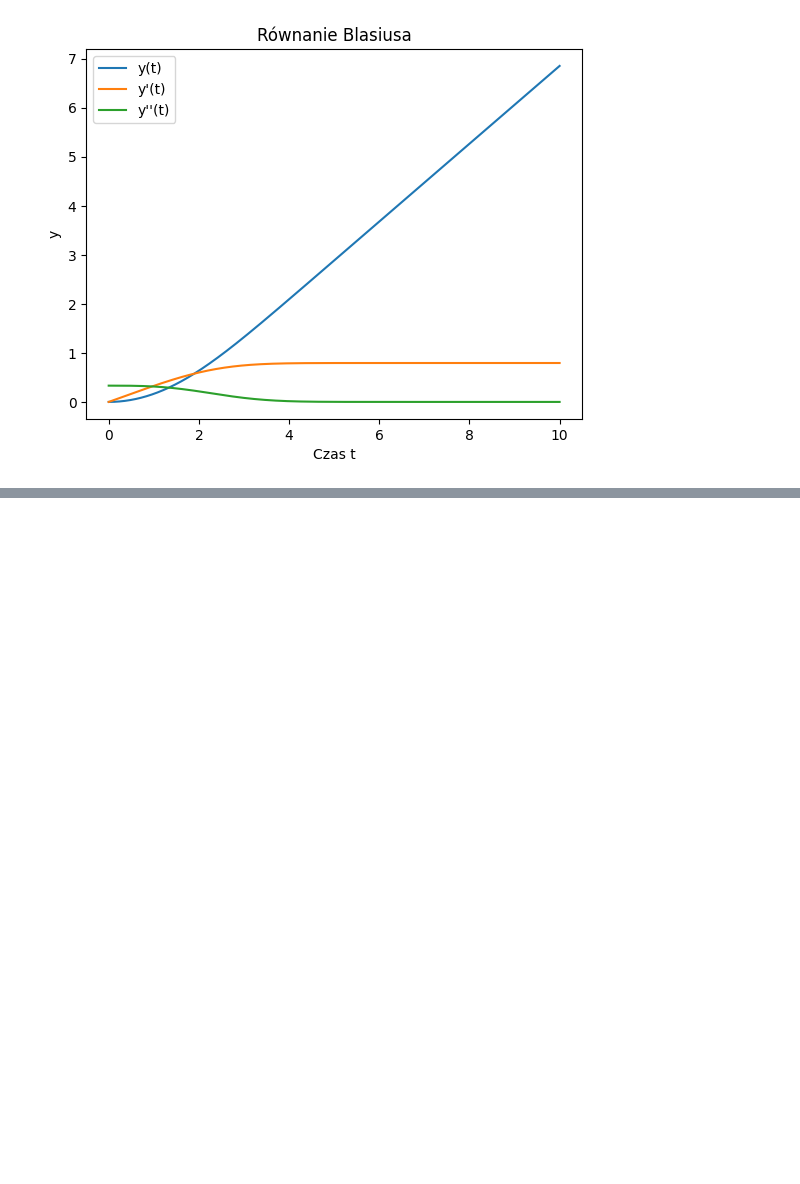
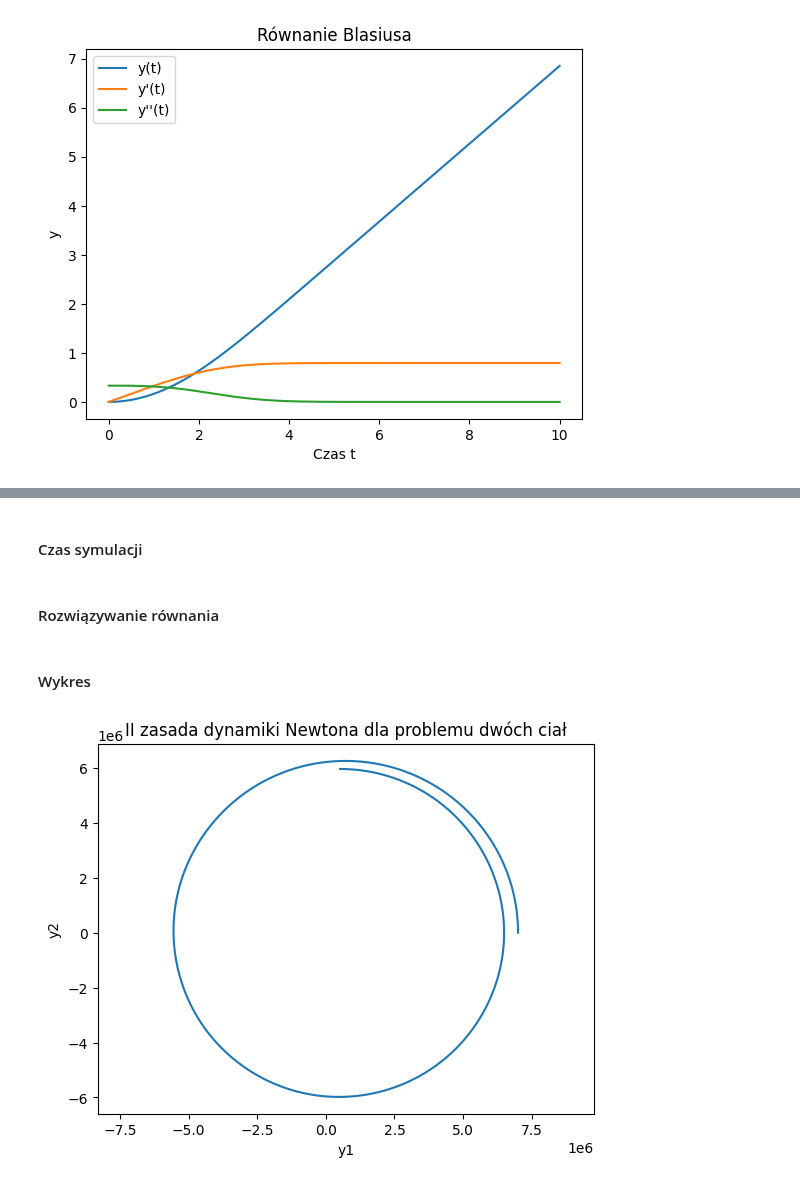
Before and after one commit to arturgesiarz/CalculationTechMethods-Course, a Jupyter notebook: lab09/ex1.ipynb, the cells around one changed output, grey strips where cells are left out. Saved outputs shown, nothing was run; the diff lists cells and outputs as text; code cells hidden in the pictures; blank space fills up the shorter version.

```diff
--- a/lab09/ex1.ipynb
+++ b/lab09/ex1.ipynb
@@ -76,0 +90,3 @@ plt.show()
+# %%
+G = 6.67430e-11  # Stała grawitacyjna
+M = 5.972e24     # Masa Ziemi (kg)
@@ -76,0 +95,22 @@ plt.show()
+# %%
+y0_two_body = [7.0e6, 0.0, 0.0, 7.12e3]
+# %% [markdown]
+#### Czas symulacji
+# %%
+t_span = (0, 6000)
+t_eval = np.linspace(0, 6000, 1000)
+# %% [markdown]
+#### Rozwiązywanie równania
+# %%
+sol_two_body = solve_ivp(two_body_problem, t_span, y0_two_body, t_eval=t_eval, args=(G, M))
+# %% [markdown]
+#### Wykres
+# %%
+plt.plot(sol_two_body.y[0], sol_two_body.y[1])
+plt.title("II zasada dynamiki Newtona dla problemu dwóch ciał")
+plt.xlabel('y1')
+plt.ylabel('y2')
+plt.axis('equal')
+plt.show()
+# %% [output]
+[figure, added]
```
Also changed, not shown: parts of 6 cells of this notebook.
